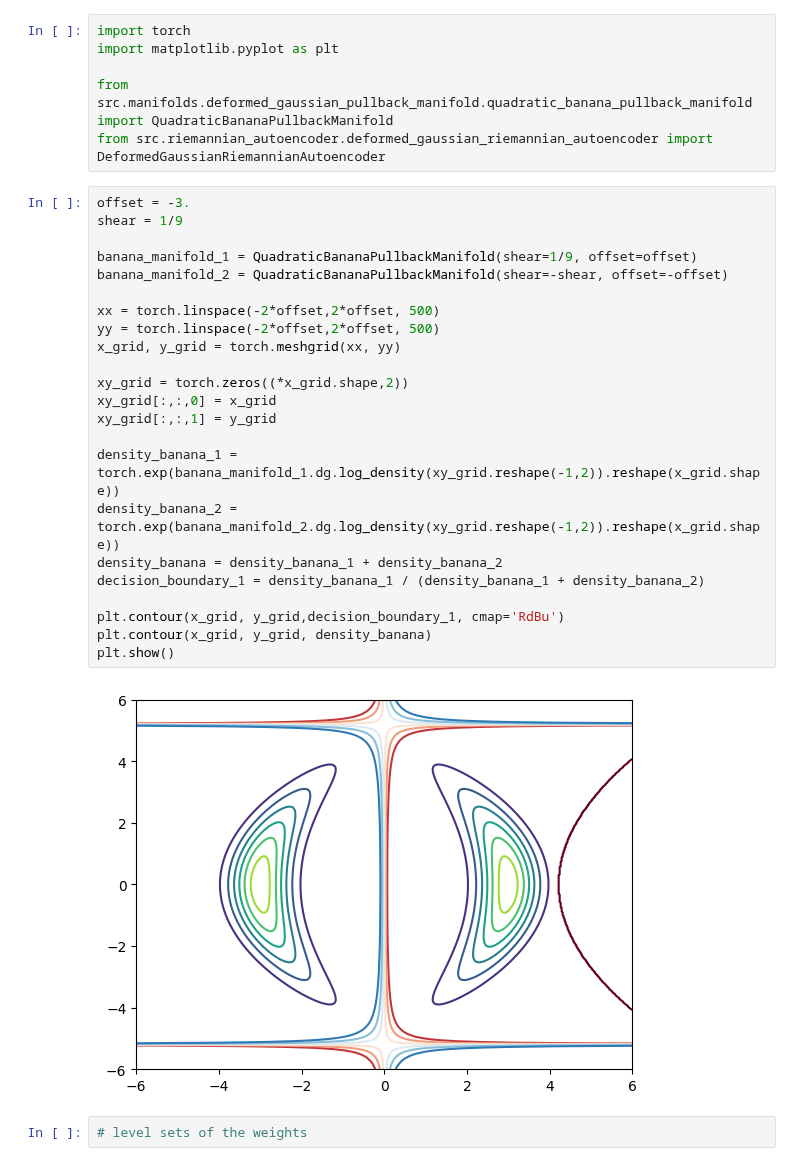
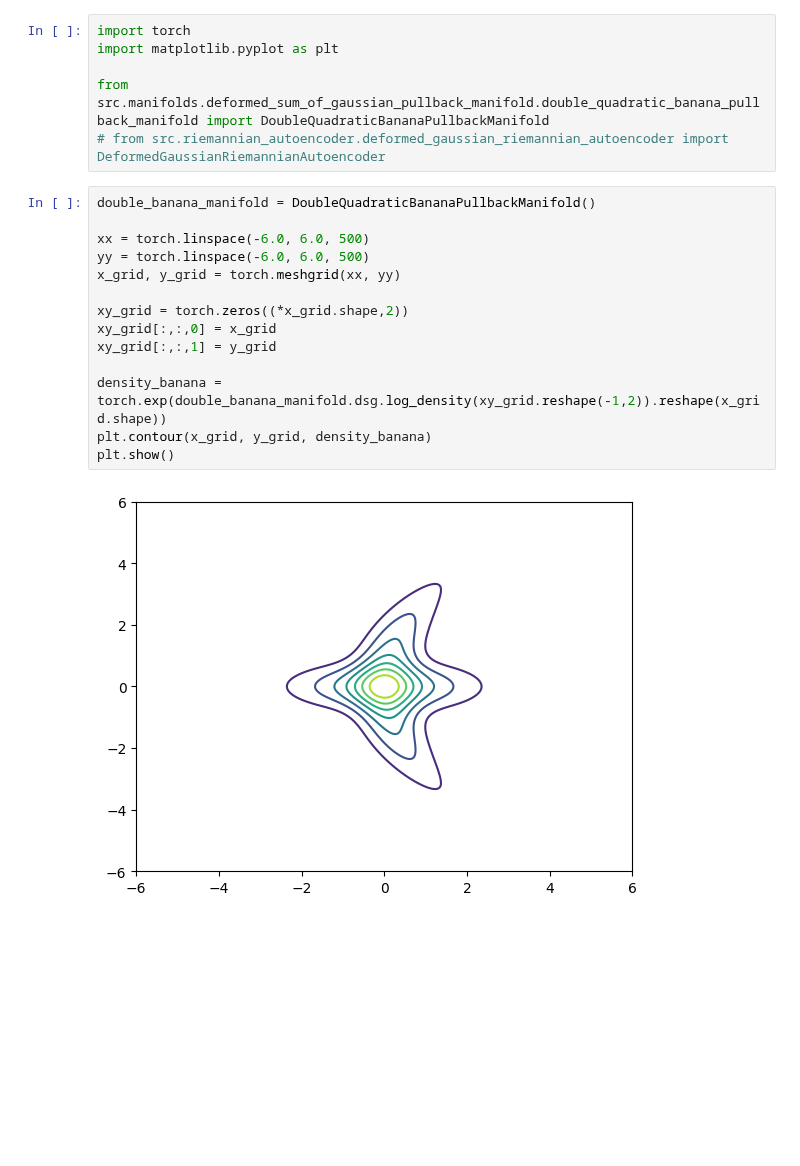
Before and after one commit to GBATZOLIS/Score-Based-Pullback-Riemannian-Geometry, a Jupyter notebook: double_quadratic_banana.ipynb, the cells around one changed output. Drawn from its saved outputs; the diff is of its cells as text; blank space fills up the shorter version.

Commit message:
implemented notebook for triple banana and renamed some stuff

```diff
--- a/double_quadratic_banana.ipynb
+++ b/double_quadratic_banana.ipynb
@@ -2,32 +2,21 @@
 import torch
 import matplotlib.pyplot as plt
 
-from src.manifolds.deformed_gaussian_pullback_manifold.quadratic_banana_pullback_manifold import QuadraticBananaPullbackManifold
-from src.riemannian_autoencoder.deformed_gaussian_riemannian_autoencoder import DeformedGaussianRiemannianAutoencoder
+from src.manifolds.deformed_sum_of_gaussian_pullback_manifold.double_quadratic_banana_pullback_manifold import DoubleQuadraticBananaPullbackManifold
+# from src.riemannian_autoencoder.deformed_gaussian_riemannian_autoencoder import DeformedGaussianRiemannianAutoencoder
 # %%
-offset = -3.
-shear = 1/9
+double_banana_manifold = DoubleQuadraticBananaPullbackManifold()
 
-banana_manifold_1 = QuadraticBananaPullbackManifold(shear=1/9, offset=offset)
-banana_manifold_2 = QuadraticBananaPullbackManifold(shear=-shear, offset=-offset)
-
-xx = torch.linspace(-2*offset,2*offset, 500)
-yy = torch.linspace(-2*offset,2*offset, 500)
+xx = torch.linspace(-6.0, 6.0, 500)
+yy = torch.linspace(-6.0, 6.0, 500)
 x_grid, y_grid = torch.meshgrid(xx, yy)
 
 xy_grid = torch.zeros((*x_grid.shape,2))
 xy_grid[:,:,0] = x_grid
 xy_grid[:,:,1] = y_grid
 
-density_banana_1 = torch.exp(banana_manifold_1.dg.log_density(xy_grid.reshape(-1,2)).reshape(x_grid.shape))
-density_banana_2 = torch.exp(banana_manifold_2.dg.log_density(xy_grid.reshape(-1,2)).reshape(x_grid.shape))
-density_banana = density_banana_1 + density_banana_2
-decision_boundary_1 = density_banana_1 / (density_banana_1 + density_banana_2)
-
-plt.contour(x_grid, y_grid,decision_boundary_1, cmap='RdBu')
+density_banana = torch.exp(double_banana_manifold.dsg.log_density(xy_grid.reshape(-1,2)).reshape(x_grid.shape))
 plt.contour(x_grid, y_grid, density_banana)
 plt.show()
 # %% [output]
-[figure, old version]
+[figure, new version]
-# %%
-# level sets of the weights
```
Also changed, not shown: parts of 12 cells of this notebook, 18 other files.
